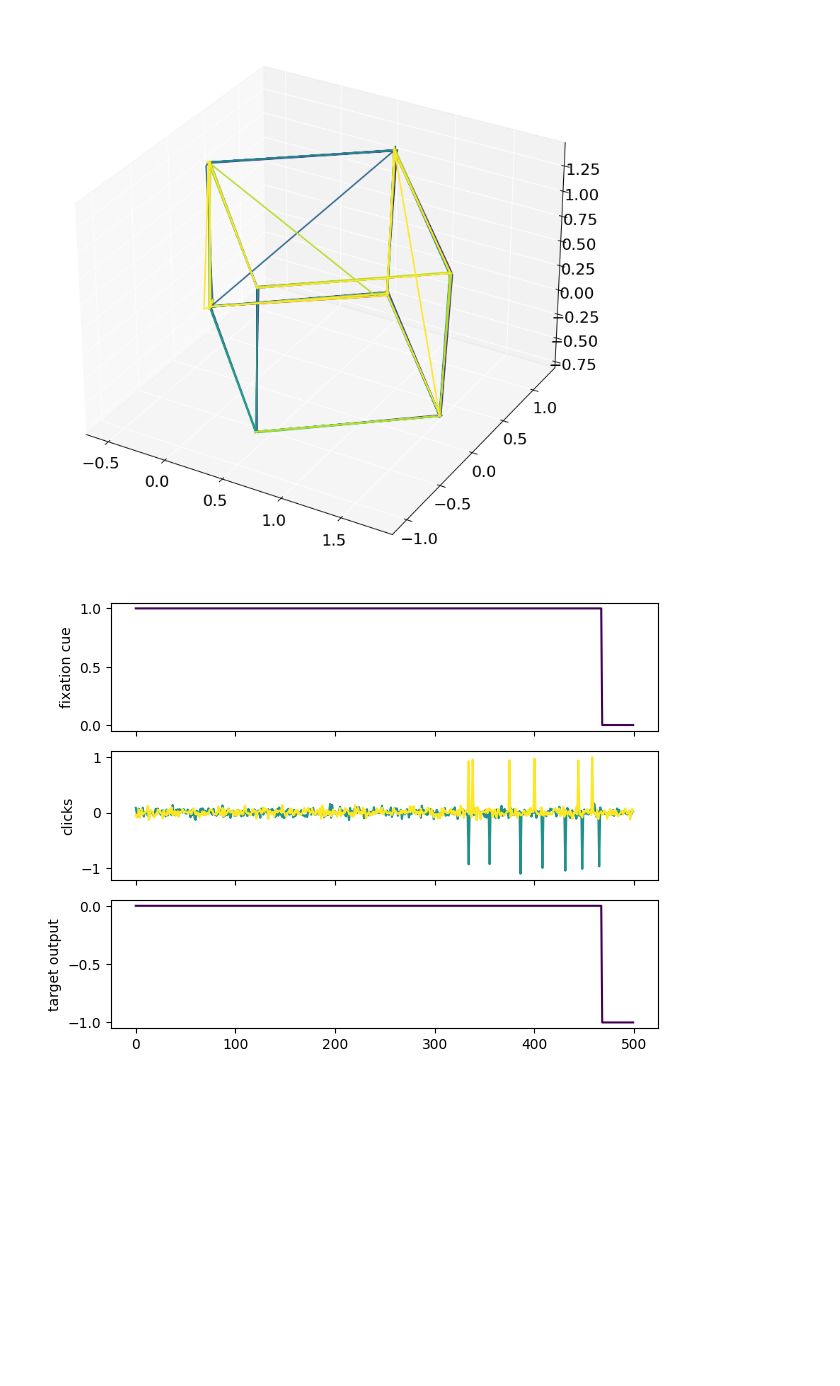
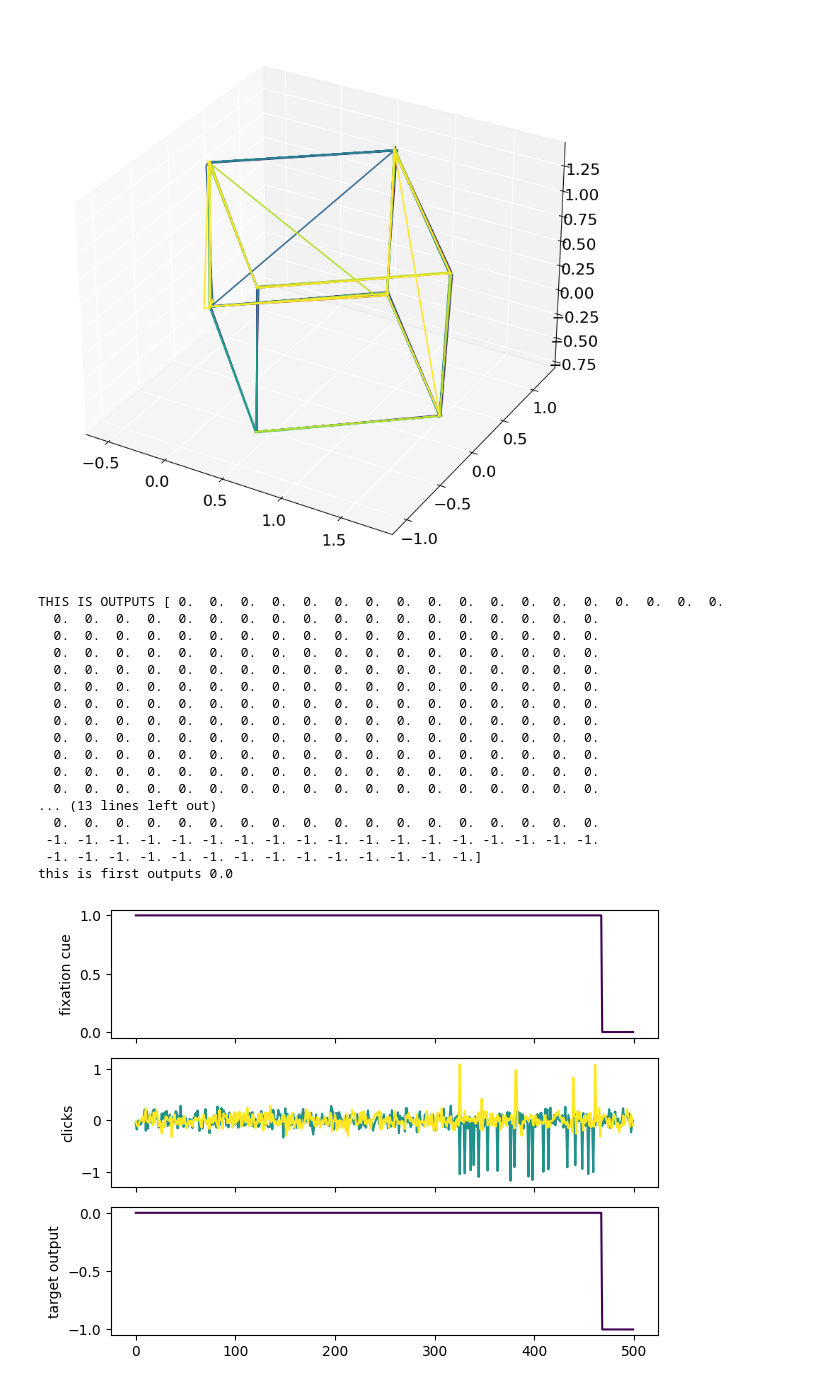
Before and after one commit to alejandradu/ComputationThruDynamicsBenchmark, a Jupyter notebook: examples/notebooks/Task_train+LINT.ipynb, the cells around one changed output. Cells and saved outputs as stored; diff of their text form; code cells hidden in the pictures; blank space fills up the shorter version.

```diff
--- a/examples/notebooks/Task_train+LINT.ipynb
+++ b/examples/notebooks/Task_train+LINT.ipynb
@@ -19,9 +19,26 @@ node_3bff.plot_trial_latents(num_trials = 10)
 # %%
 ## Pclicks task - just like Luo et al 2023
 from ctd.task_modeling.task_env.task_env import PClicks
 
-pc = PClicks(n_timesteps= 500, noise= 0.05, rateL=30)  # Hz
+pc = PClicks(n_timesteps= 500, noise= 0.1, rateL=30)  # Hz
 
 pc.render()
 # %% [output]
+THIS IS OUTPUTS [ 0.  0.  0.  0.  0.  0.  0.  0.  0.  0.  0.  0.  0.  0.  0.  0.  0.  0.
+  0.  0.  0.  0.  0.  0.  0.  0.  0.  0.  0.  0.  0.  0.  0.  0.  0.  0.
+  0.  0.  0.  0.  0.  0.  0.  0.  0.  0.  0.  0.  0.  0.  0.  0.  0.  0.
+  0.  0.  0.  0.  0.  0.  0.  0.  0.  0.  0.  0.  0.  0.  0.  0.  0.  0.
+  0.  0.  0.  0.  0.  0.  0.  0.  0.  0.  0.  0.  0.  0.  0.  0.  0.  0.
+  0.  0.  0.  0.  0.  0.  0.  0.  0.  0.  0.  0.  0.  0.  0.  0.  0.  0.
+  0.  0.  0.  0.  0.  0.  0.  0.  0.  0.  0.  0.  0.  0.  0.  0.  0.  0.
+  0.  0.  0.  0.  0.  0.  0.  0.  0.  0.  0.  0.  0.  0.  0.  0.  0.  0.
+  0.  0.  0.  0.  0.  0.  0.  0.  0.  0.  0.  0.  0.  0.  0.  0.  0.  0.
+  0.  0.  0.  0.  0.  0.  0.  0.  0.  0.  0.  0.  0.  0.  0.  0.  0.  0.
+  0.  0.  0.  0.  0.  0.  0.  0.  0.  0.  0.  0.  0.  0.  0.  0.  0.  0.
+  0.  0.  0.  0.  0.  0.  0.  0.  0.  0.  0.  0.  0.  0.  0.  0.  0.  0.
+... (13 lines left out)
+  0.  0.  0.  0.  0.  0.  0.  0.  0.  0.  0.  0.  0.  0.  0.  0.  0.  0.
+ -1. -1. -1. -1. -1. -1. -1. -1. -1. -1. -1. -1. -1. -1. -1. -1. -1. -1.
+ -1. -1. -1. -1. -1. -1. -1. -1. -1. -1. -1. -1. -1. -1.]
+this is first outputs 0.0
-[figure, old version]
+[figure, new version]
```
Also changed, not shown: parts of 1 cell of this notebook, 4 other files.
